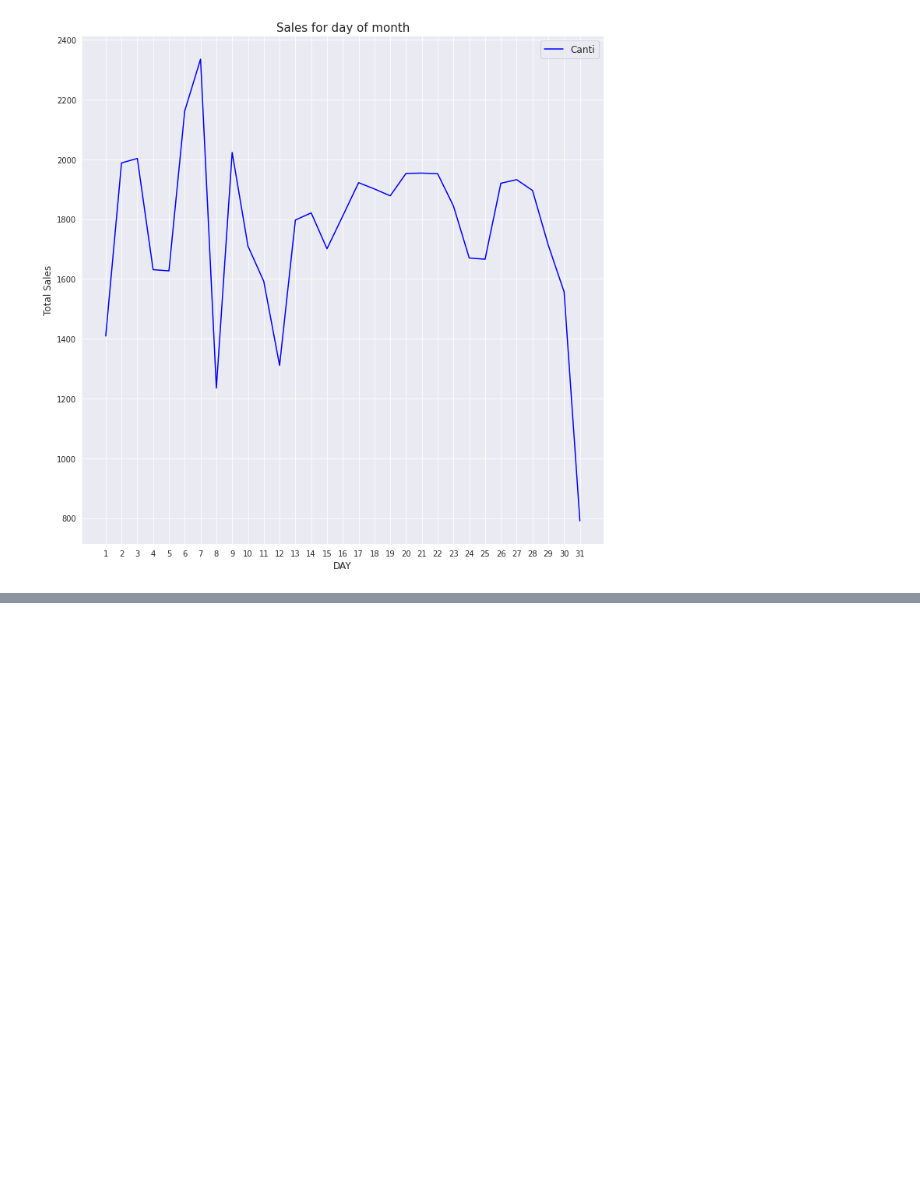
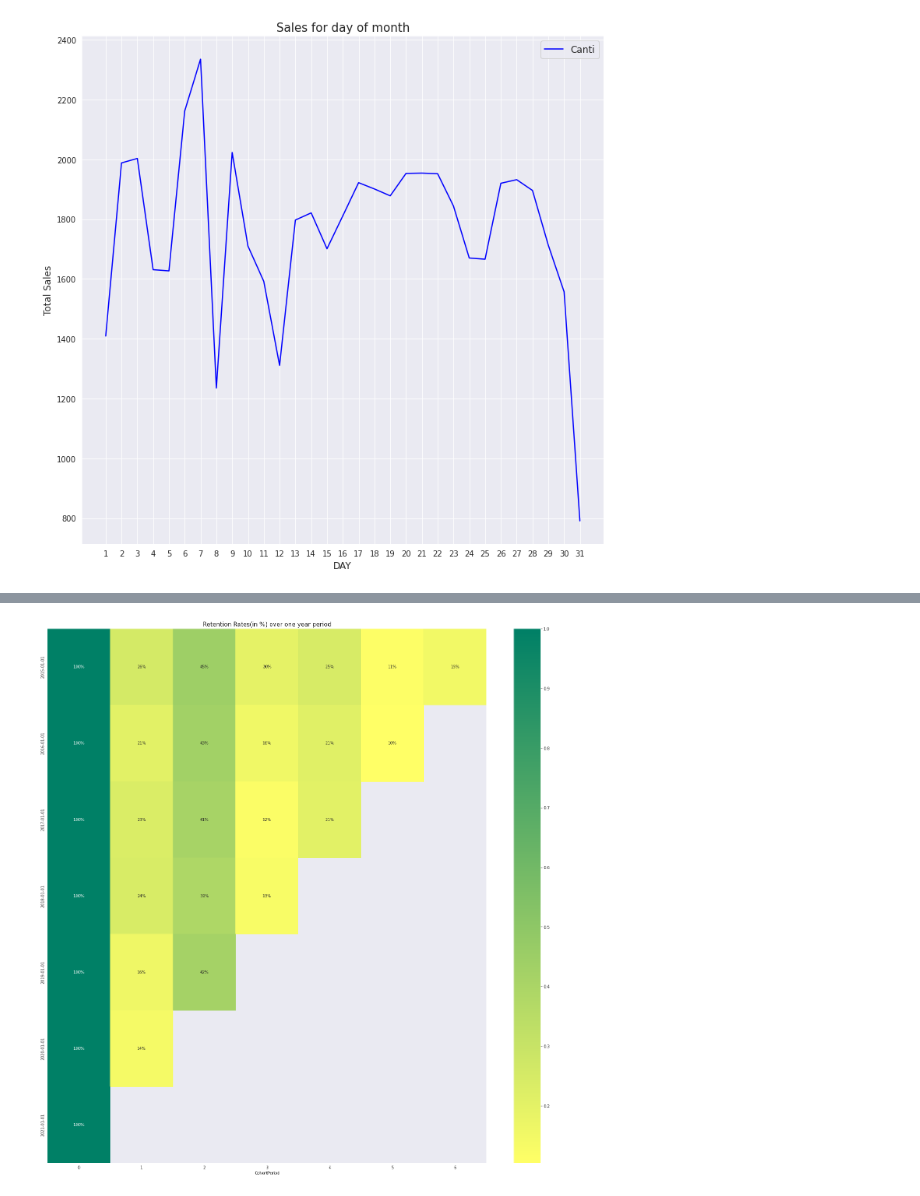
Before and after one commit to pacomm5/PLANTILLAS2, a Jupyter notebook: RECAMBIOS_NUEVO_LISTADO.ipynb, the cells around one changed output, grey strips where cells are left out. Drawn from its saved outputs; the diff is of its cells as text; code cells hidden in the pictures; blank space fills up the shorter version.

```diff
--- a/RECAMBIOS_NUEVO_LISTADO.ipynb
+++ b/RECAMBIOS_NUEVO_LISTADO.ipynb
@@ -2014,0 +2051,7 @@ plt.show()
+# %%
+# creating the second variable 'Cohort Month'
+# getting the first time purchase date for each customer
+
+df_filtros_cohort['CohortYear'] = df_filtros_cohort.groupby('Bastidor')['InvoiceYear'].transform('min') # aqui saca la primera compra.
+# converting the variable to datetime format
+df_filtros_cohort['CohortYear'] = pd.to_datetime(df_filtros_cohort['CohortYear'])
@@ -2014,0 +2078,16 @@ plt.show()
+# %%
+# aqui creamos la tercera variable. el periodo cohort.
+# calculamos el numero de meses desde la primera compra a la fecha de la factura.
+# creating the third variable 'Cohort Period'
+# for this we create a function which calculates the number of month between their first purchase date and Invoice date
+
+def diff_month(d1, d2):
+    return((d1.dt.year - d2.dt.year))
+    # multiplica * 12 para convertir la diferencia en años en meses. luego le suma los meses del ultimo año.
+
+df_filtros_cohort['CohortPeriod'] = diff_month(df_filtros_cohort['InvoiceYear'], df_filtros_cohort['CohortYear'])
+# %%
+customer_filtros_cohort = df_filtros_cohort.pivot_table(index='CohortYear', columns='CohortPeriod', values='Bastidor', aggfunc='nunique')
+customer_filtros_cohort
+# aqui lo que hacemos es una pivot table. donde el index son las fechas de Cohort month
+# las columnas son el cohort period, los valores son el count de customer id, y con aggfunc le pedimos que sean únicos.
@@ -2014,0 +2104,10 @@ plt.show()
+# %%
+# Retention table
+# lo mismo que lo anterior pero expresado en porcentajes.
+
+cohort_size = customer_filtros_cohort.iloc[:,0] # todas las filas y la primera columna. customer_cohort es la pivot table.
+# cogemos la primera fila 0, porque será el dividendo de todos los calculos
+retention = customer_filtros_cohort.divide(cohort_size,axis=0) #axis=0 to ensure the divide along the row axis
+# dividimos todos los valores entre la primera columna que es cohort_size
+retention.index = pd.to_datetime(retention.index).date
+retention.round(3) * 100 #to show the number as percentage
@@ -2014,0 +2123,11 @@ plt.show()
+# %%
+#Build the heatmap or pictorial representation of above table
+
+plt.figure(figsize=(25, 25))
+plt.title('Retention Rates(in %) over one year period', size=15)
+sns.heatmap(data=retention, annot = True, fmt = '.0%', cmap="summer_r")
+plt.show()
+# lo mismo que lo anterior pero con un heatmap.
+# tengo que hacerlo por años salen muchos meses, aparte de quitar los años anteriores al 2015
+# %% [output]
+[figure, added]
```
Also changed, not shown: parts of 9 cells of this notebook.
